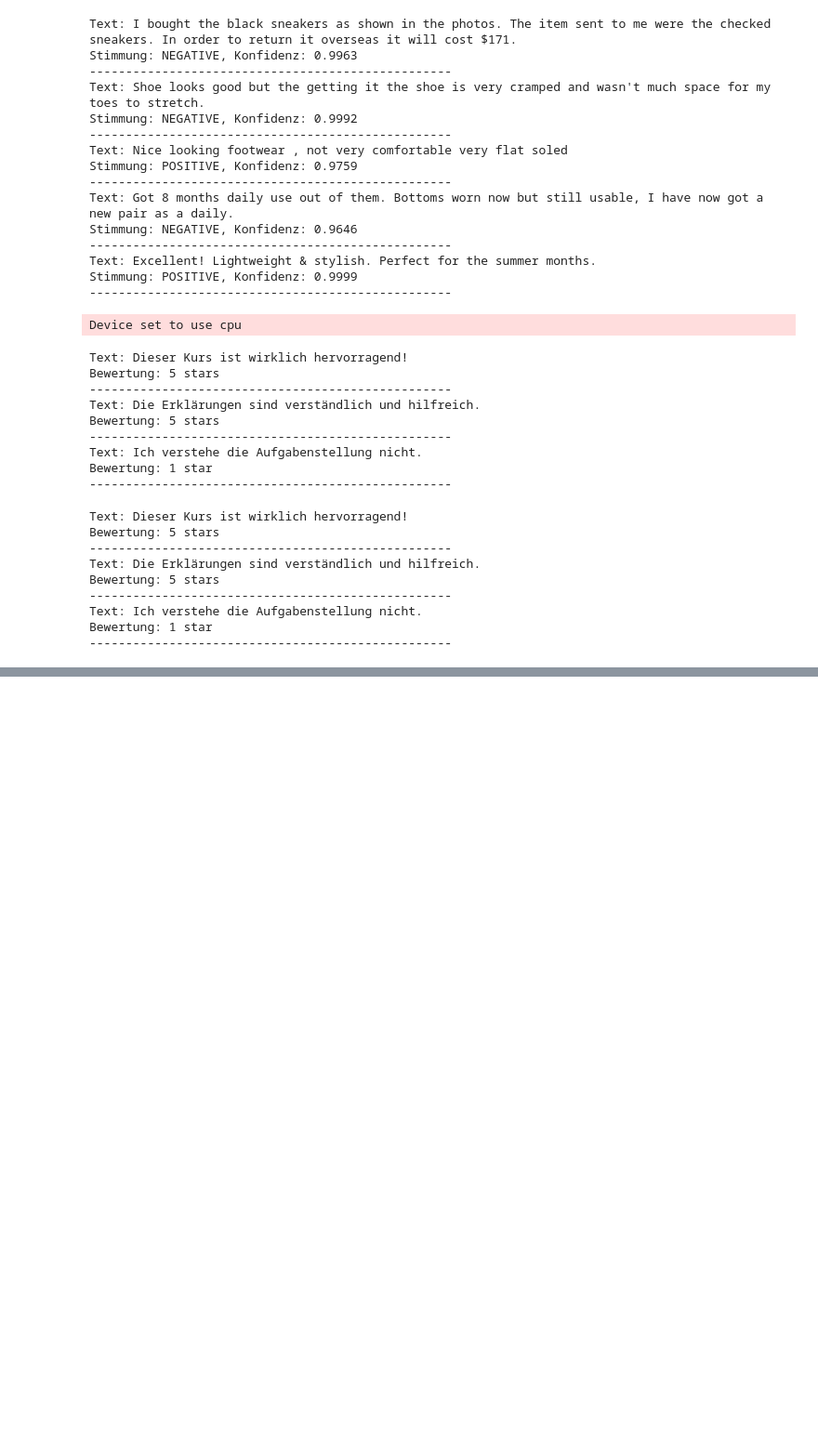
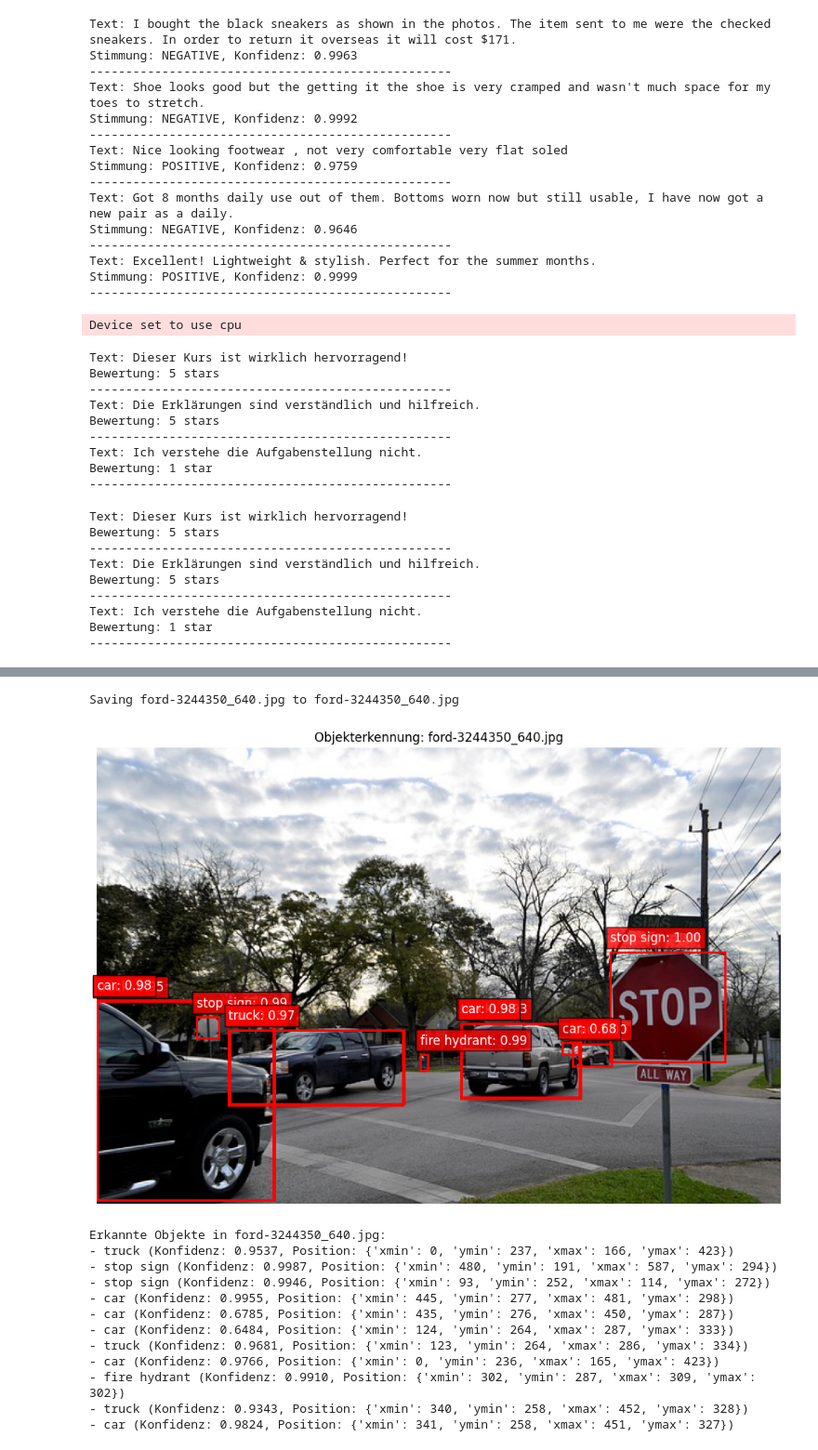
Before and after one commit to dnhshl/cc-ai, a Jupyter notebook: HuggingFaceIntro.ipynb, the cells around one changed output, grey strips where cells are left out. Shown at 93% size. Saved outputs shown, nothing was run; the diff lists cells and outputs as text; code cells hidden in the pictures; blank space fills up the shorter version.

```diff
--- a/HuggingFaceIntro.ipynb
+++ b/HuggingFaceIntro.ipynb
@@ -113,0 +214,42 @@ Bewertung: 1 star
+# %%
+# Funktion zur Objekterkennung in hochgeladenen Bildern
+def detect_objects_in_uploaded_image():
+    # Bild hochladen
+    uploaded = files.upload()
+
+    for filename in uploaded.keys():
+        # Bild öffnen
+        image = Image.open(io.BytesIO(uploaded[filename]))
+
+        # Objekterkennung durchführen
+        results = detector(image)
+
+        # Bild mit Bounding Boxes anzeigen
+        plt.figure(figsize=(12, 12))
+        plt.imshow(image)
+        ax = plt.gca()
+
+        for result in results:
+            box = result['box']
+            x, y, width, height = box['xmin'], box['ymin'], box['xmax'] - box['xmin'], box['ymax'] - box['ymin']
+
+            # Bounding Box zeichnen
+            rect = patches.Rectangle((x, y), width, height, linewidth=2, edgecolor='r', facecolor='none')
+            ax.add_patch(rect)
+
+            # Label hinzufügen
+            plt.text(x, y-10, f"{result['label']}: {result['score']:.2f}", color='white',
+                     bbox=dict(facecolor='red', alpha=0.8), fontsize=12)
+
+        plt.axis('off')
+        plt.title(f"Objekterkennung: {filename}")
+        plt.show()
+
+        # Ergebnisse anzeigen
+        print(f"Erkannte Objekte in {filename}:")
+        for result in results:
+            print(f"- {result['label']} (Konfidenz: {result['score']:.4f}, Position: {result['box']})")
+
+# Funktion aufrufen
+detect_objects_in_uploaded_image()
+# %% [output]
@@ -113,0 +257,14 @@ Bewertung: 1 star
+Saving ford-3244350_640.jpg to ford-3244350_640.jpg
+[figure, added]
+Erkannte Objekte in ford-3244350_640.jpg:
+- truck (Konfidenz: 0.9537, Position: {'xmin': 0, 'ymin': 237, 'xmax': 166, 'ymax': 423})
+- stop sign (Konfidenz: 0.9987, Position: {'xmin': 480, 'ymin': 191, 'xmax': 587, 'ymax': 294})
+- stop sign (Konfidenz: 0.9946, Position: {'xmin': 93, 'ymin': 252, 'xmax': 114, 'ymax': 272})
+- car (Konfidenz: 0.9955, Position: {'xmin': 445, 'ymin': 277, 'xmax': 481, 'ymax': 298})
+- car (Konfidenz: 0.6785, Position: {'xmin': 435, 'ymin': 276, 'xmax': 450, 'ymax': 287})
+- car (Konfidenz: 0.6484, Position: {'xmin': 124, 'ymin': 264, 'xmax': 287, 'ymax': 333})
+- truck (Konfidenz: 0.9681, Position: {'xmin': 123, 'ymin': 264, 'xmax': 286, 'ymax': 334})
+- car (Konfidenz: 0.9766, Position: {'xmin': 0, 'ymin': 236, 'xmax': 165, 'ymax': 423})
+- fire hydrant (Konfidenz: 0.9910, Position: {'xmin': 302, 'ymin': 287, 'xmax': 309, 'ymax': 302})
+- truck (Konfidenz: 0.9343, Position: {'xmin': 340, 'ymin': 258, 'xmax': 452, 'ymax': 328})
+- car (Konfidenz: 0.9824, Position: {'xmin': 341, 'ymin': 258, 'xmax': 451, 'ymax': 327})
```
Also changed, not shown: parts of 15 cells of this notebook.
